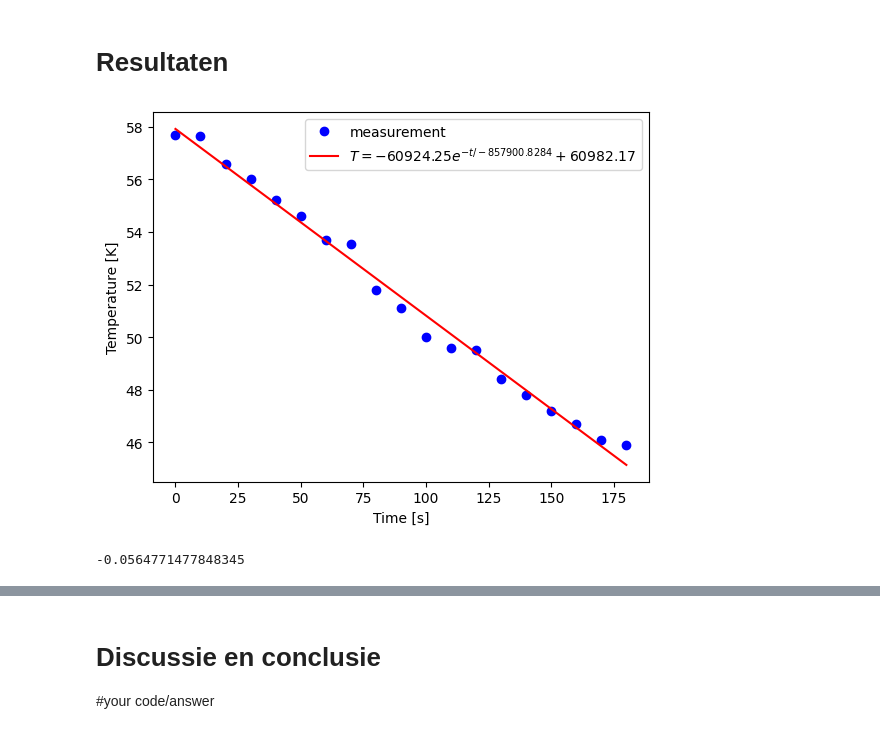
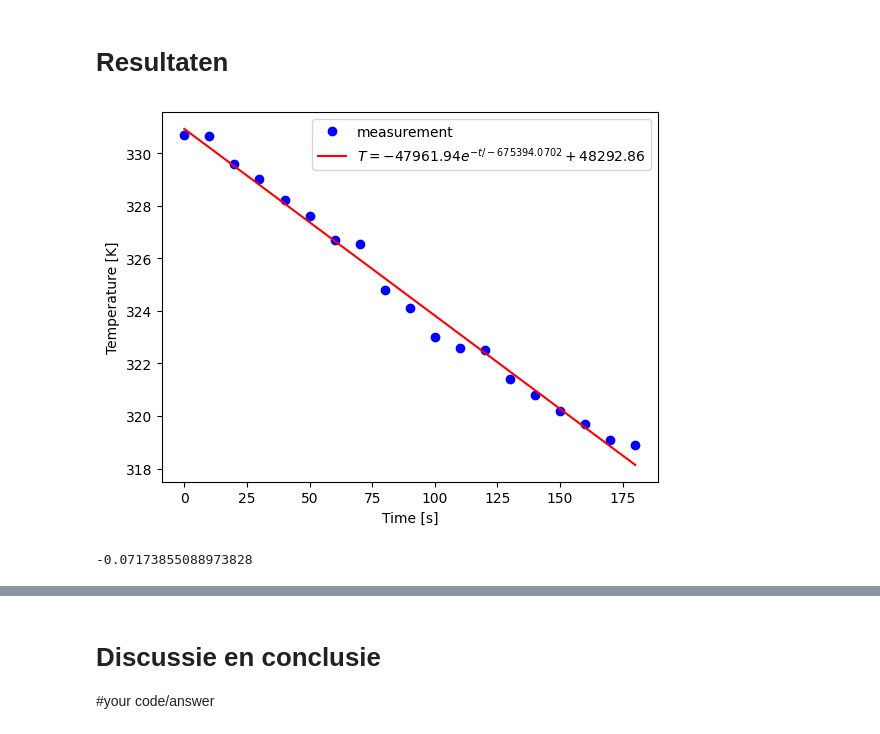
Before and after one commit to Roosmarijnkos/104, a Jupyter notebook: Content/Labs/koelbuis.ipynb, the cells around one changed output, grey strips where cells are left out. Drawn from its saved outputs; the diff is of its cells as text; code cells hidden in the pictures.

```diff
--- a/Content/Labs/koelbuis.ipynb
+++ b/Content/Labs/koelbuis.ipynb
@@ -195,35 +195,35 @@ buitenoppervlak = 0.0080028 # bepaal zelf in m^2
 warmtecapaciteit = 387.75 # bepaal de warmtecapaciteit in J/K
 
 times = np.array([0,10,20,30,40,50,60,70,80,90,100,110,120,130,140,150,160,170,180])
-temps = np.array([57.71,57.64,56.6,56.01, 55.2,54.6,53.7,53.53, 51.8,51.1,50,49.6,49.5,48.4,47.8,47.2,46.7,46.1])
-
+temps_celsius = np.array([57.71,57.64,56.6,56.01, 55.2,54.6,53.7,53.53, 51.8,51.1,50,49.6,49.5,48.4,47.8,47.2,46.7,46.1,45.9])
+temps = temps_celsius + 273
 
 # pas beginwaardes aan naar schatting
 # Het aantal maxfev moet wellicht hoger voor goede convergentie van de waarde
 popt, pocv = curve_fit(exp_func, times, temps, p0=[50, 1000, 20], maxfev=5000)
 
 A_exp, tau_exp, T_omg_exp = popt
 
 y_fit = exp_func(times, *popt)
 
 plt.figure()
 plt.xlabel('Time [s]')
 plt.ylabel('Temperature [K]')
 
 plt.plot(times, temps, 'bo', label='measurement')
 plt.plot(times, y_fit, 'r-',
          label='$T = %0.2f e^{-t/%0.4f} + %0.2f$' % (A_exp, tau_exp, T_omg_exp))
 
 plt.legend()
 
 plt.show()
 
 h_exp = (warmtecapaciteit) / (tau_exp * buitenoppervlak)
 
 print(h_exp) # warmteoverdrachtscoëfficiënt in W/m^2 K
 # Sla figuren op met
 #
 # plt.savefig("Figuren/naam.png", dpi=450)
 # %% [output]
-[figure, old version]
+[figure, new version]
--0.0564771477848345
+-0.07173855088973828
```
Also changed, not shown: parts of 1 cell of this notebook.
